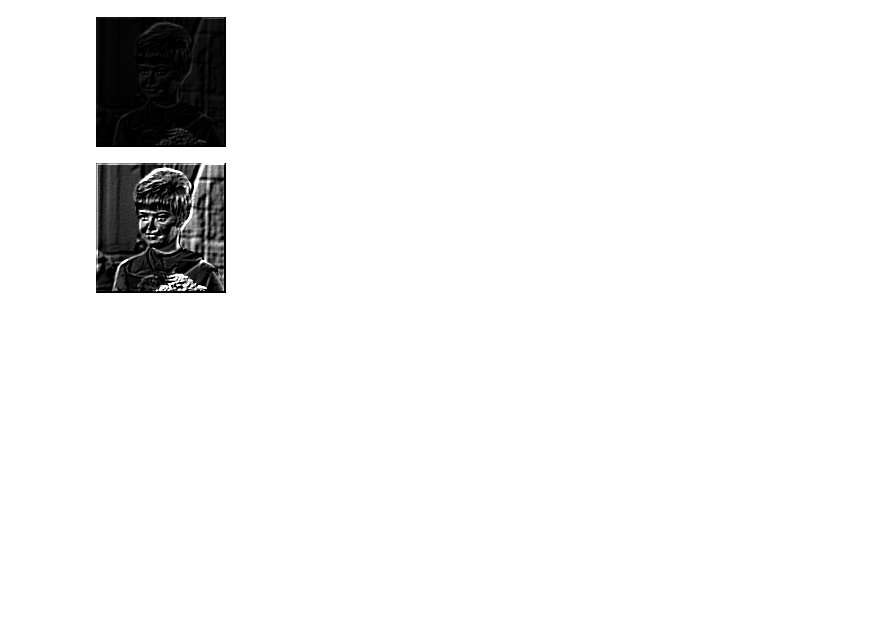
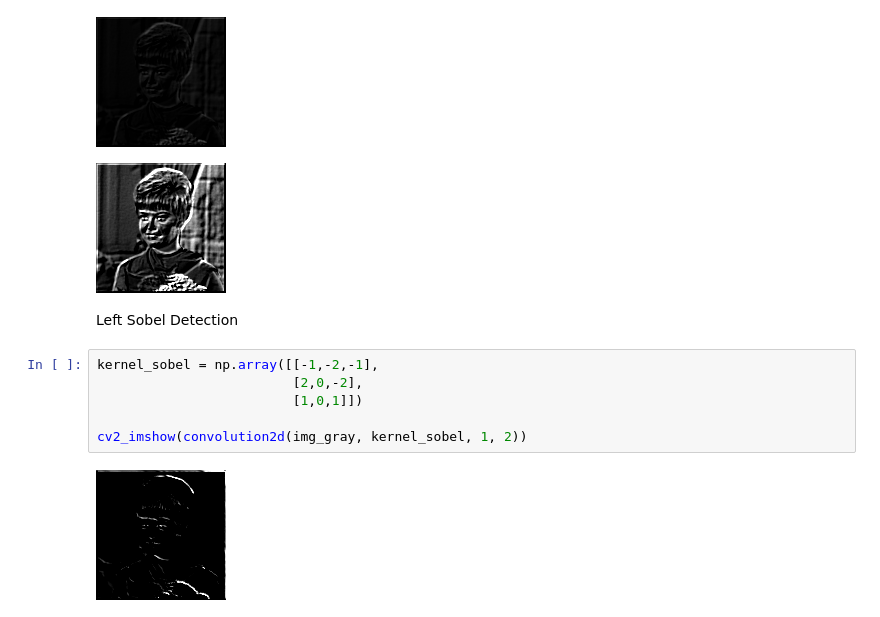
Before and after one commit to mochammadcholilurrokhman/PCVK_Ganjil_Mochammad-Cholilur-Rokhman, a Jupyter notebook: Week7.ipynb, the cells around one changed output. Cells and saved outputs as stored; diff of their text form; blank space fills up the shorter version.

```diff
--- a/Week7.ipynb
+++ b/Week7.ipynb
@@ -68,3 +68,13 @@ cv2_imshow(convolution2d(img_gray, kernel_emboss_high, 1, 2))
 # %% [output]
 [figure]
 [figure]
+# %% [markdown]
+Left Sobel Detection
+# %%
+kernel_sobel = np.array([[-1,-2,-1],
+                         [2,0,-2],
+                         [1,0,1]])
+
+cv2_imshow(convolution2d(img_gray, kernel_sobel, 1, 2))
+# %% [output]
+[figure, added]
```
Also changed, not shown: parts of 8 cells of this notebook.
